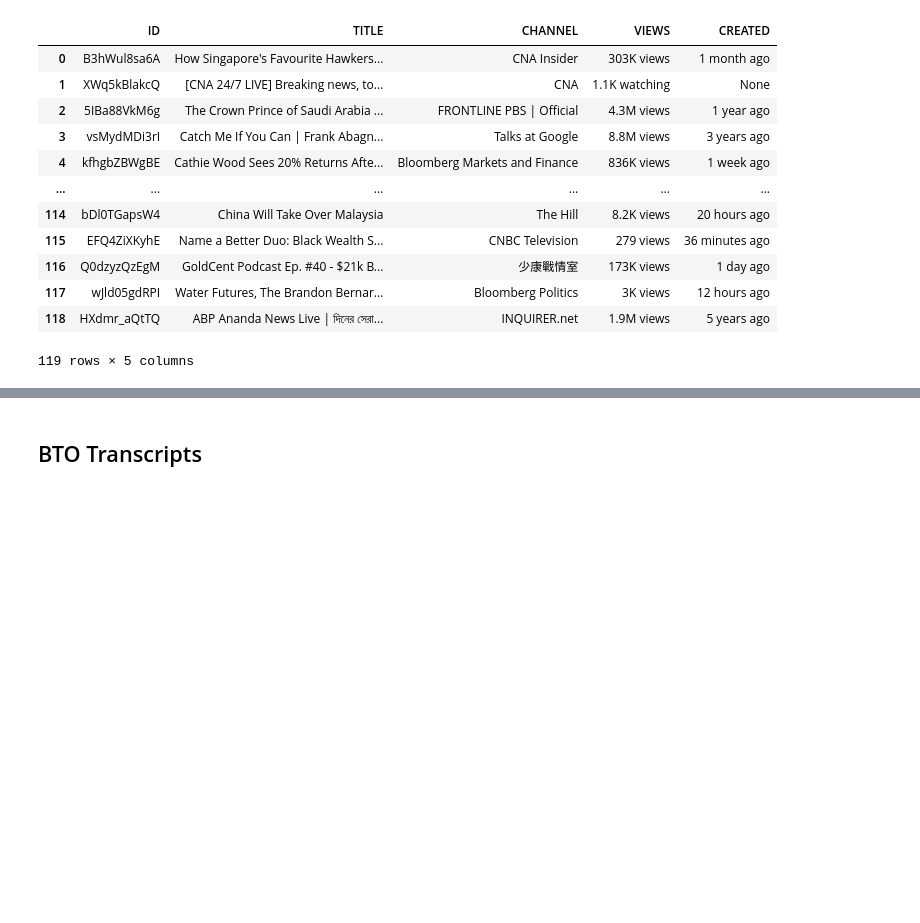
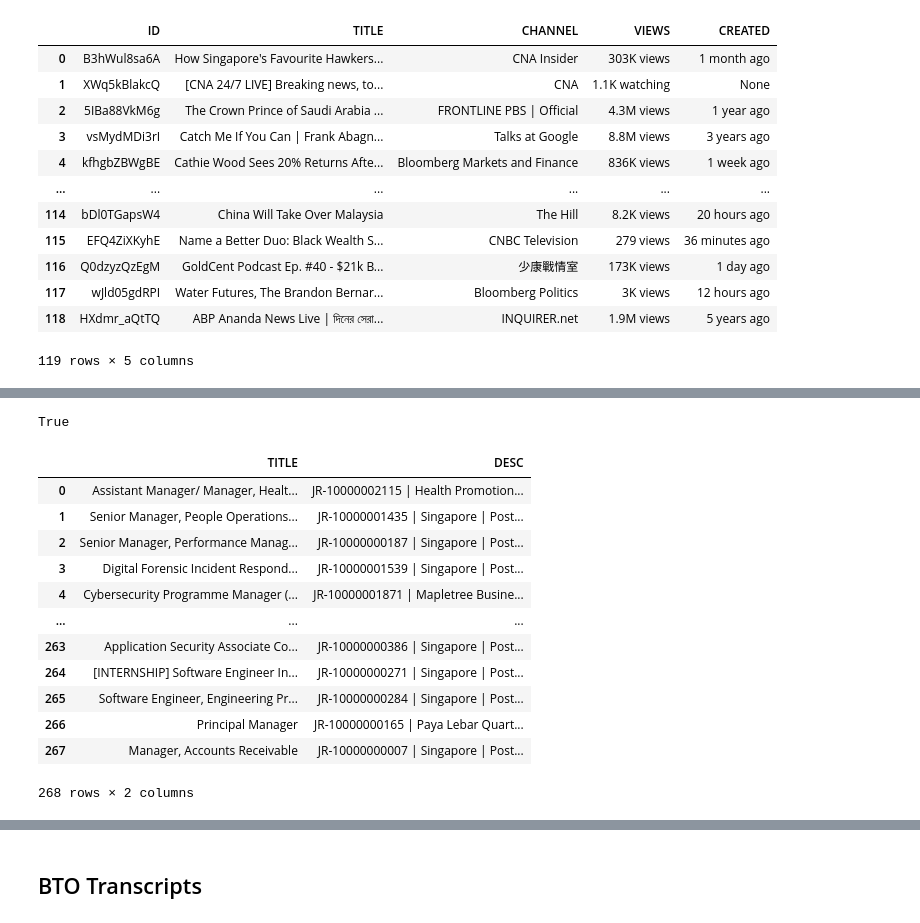
Before and after one commit to wykeith/dask, a Jupyter notebook: 2020-12-24-NWK-YT_captions_scraper.ipynb, the cells around one changed output, grey strips where cells are left out. Drawn from its saved outputs; the diff is of its cells as text; code cells hidden in the pictures; blank space fills up the shorter version.

```diff
--- a/2020-12-24-NWK-YT_captions_scraper.ipynb
+++ b/2020-12-24-NWK-YT_captions_scraper.ipynb
@@ -556,0 +559,25 @@ pd.DataFrame(zip(vid,title,channel,views,created),columns=['ID','TITLE','CHANNEL
+# %%
+import requests
+from selenium import webdriver
+from selenium.webdriver.common.by import By
+from selenium.webdriver.support.ui import WebDriverWait
+from selenium.webdriver.support import expected_conditions as EC
+
+import time
+import re
+import os
+from lxml import etree
+import pandas as pd
+import numpy as np
+
+chrome_options = webdriver.ChromeOptions()
+chrome_options.add_argument('--headless')
+chrome_options.add_argument('--disable-gpu')
+chrome_options.add_argument('--incognito')
+chrome_options.add_argument('log-level=3')
+chrome_options.add_argument("--disable-dev-shm-usage")
+chrome_options.add_argument("--no-sandbox")
+chrome_driver = os.getcwd() +"/ungoogled-chromium_67.0.3396.87-1_linux/chromedriver"
+chrome_options.add_argument("--width=2560")
+chrome_options.add_argument("--height=1440")
+browser = webdriver.Chrome(options=chrome_options, executable_path=chrome_driver)
@@ -556,0 +586,4 @@ pd.DataFrame(zip(vid,title,channel,views,created),columns=['ID','TITLE','CHANNEL
+# %%
+browser.save_screenshot('screenshot.png')
+# %% [output]
+True
@@ -556,0 +615,20 @@ pd.DataFrame(zip(vid,title,channel,views,created),columns=['ID','TITLE','CHANNEL
+# %%
+html = etree.HTML(browser.page_source)
+# %%
+title = [x.text for x in html.findall(".//div[@role='link']")]
+desc = [x.attrib['title'] for x in html.findall(".//span[@data-automation-id='compositeSubHeaderOne']")]
+pd.DataFrame(zip(title,desc),columns=['TITLE','DESC'])
+# %% [output]
+|  | TITLE | DESC |
+| 0 | Assistant Manager/ Manager, Healt... | JR-10000002115 | Health Promotion... |
+| 1 | Senior Manager, People Operations... | JR-10000001435 | Singapore | Post... |
+| 2 | Senior Manager, Performance Manag... | JR-10000000187 | Singapore | Post... |
+| 3 | Digital Forensic Incident Respond... | JR-10000001539 | Singapore | Post... |
+| 4 | Cybersecurity Programme Manager (... | JR-10000001871 | Mapletree Busine... |
+| ... | ... | ... |
+| 263 | Application Security Associate Co... | JR-10000000386 | Singapore | Post... |
+| 264 | [INTERNSHIP] Software Engineer In... | JR-10000000271 | Singapore | Post... |
+| 265 | Software Engineer, Engineering Pr... | JR-10000000284 | Singapore | Post... |
+| 266 | Principal Manager | JR-10000000165 | Paya Lebar Quart... |
+| 267 | Manager, Accounts Receivable | JR-10000000007 | Singapore | Post... |
+268 rows × 2 columns
```
Also changed, not shown: parts of 4 cells of this notebook.
